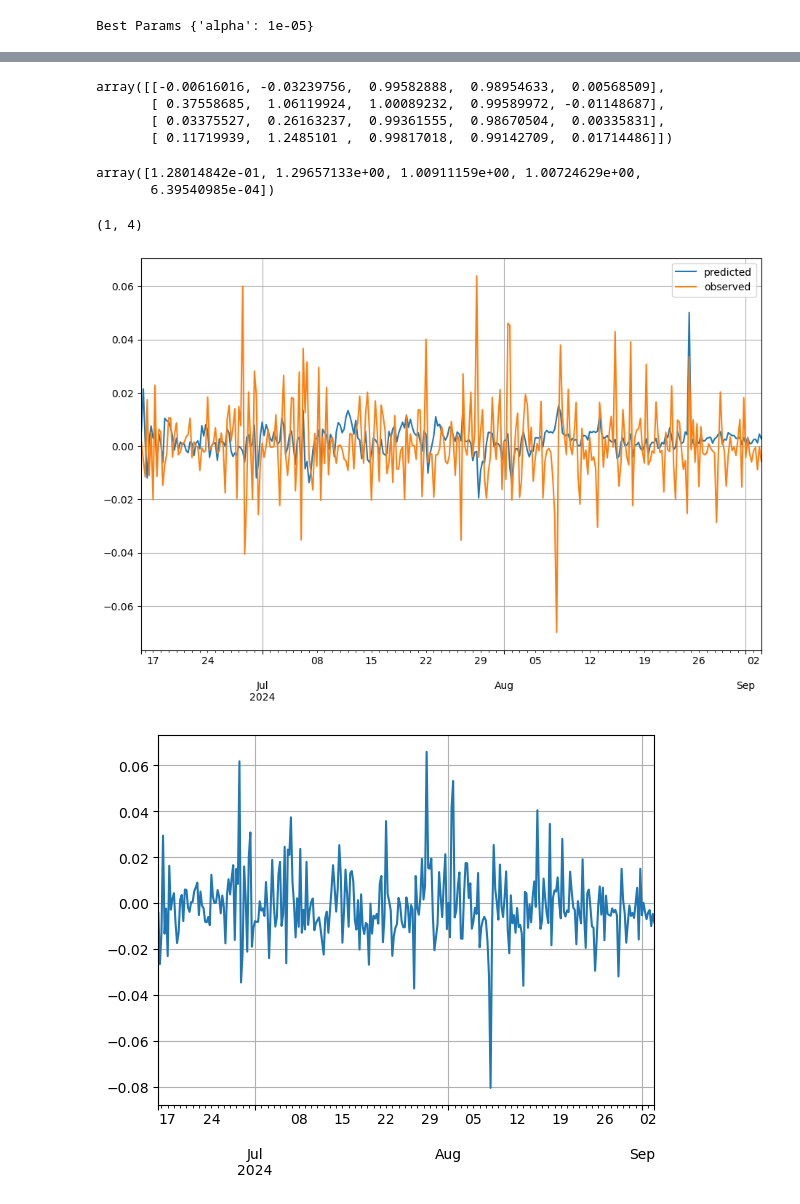
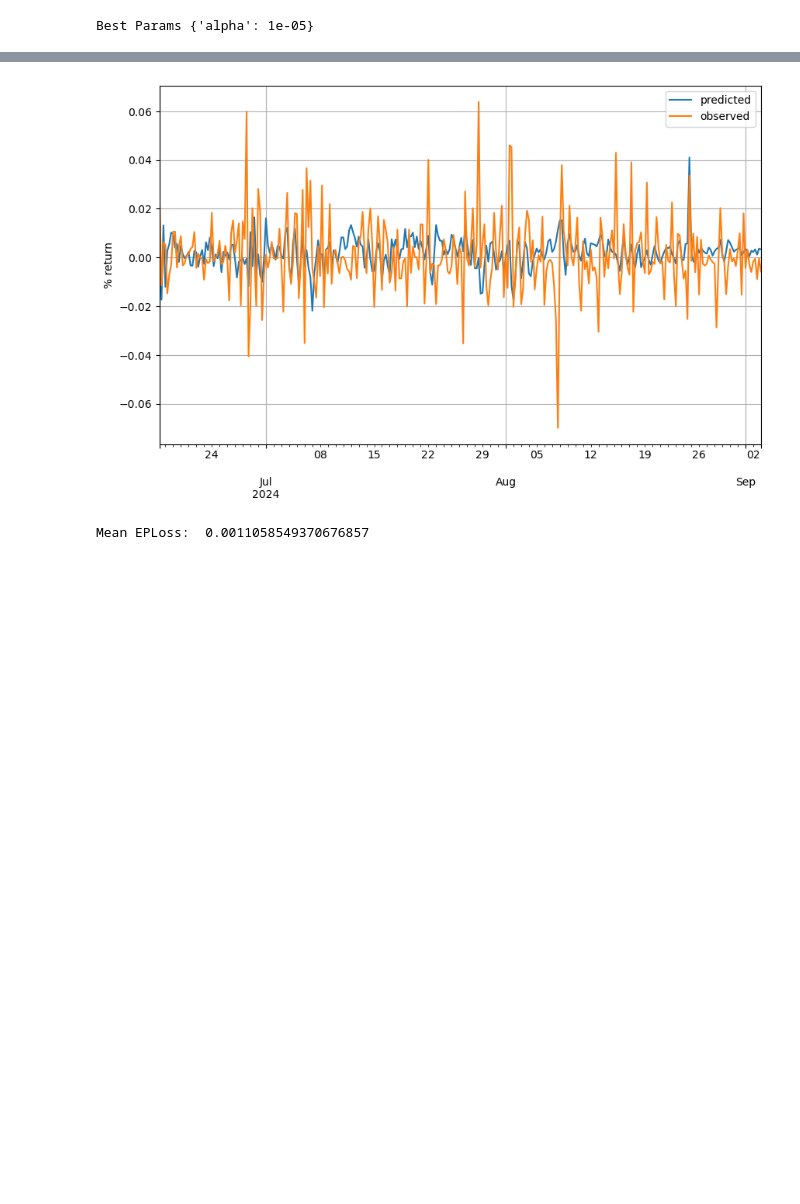
Before and after one commit to codyjcao/osrs-ge, a Jupyter notebook: osrs_ML_forecasting.ipynb, the cells around one changed output, grey strips where cells are left out. Drawn from its saved outputs; the diff is of its cells as text; code cells hidden in the pictures; blank space fills up the shorter version.

```diff
--- a/osrs_ML_forecasting.ipynb
+++ b/osrs_ML_forecasting.ipynb
@@ -67,11 +122,17 @@ What features to include in forecasting price?
 RSI_window = 5
 MACD_short = 3
 MACD_long = 8
+lagged_rets = 5
 
 if freq == '6h':
     RSI_window = 10
     MACD_short = 4
     MACD_long = 16
+
+
+##### Lagged returns
+for k in range(1,lagged_rets+1):
+    df['simpRet_'+str(k)] = df['simpRet_y'].shift(k)
 
 
 ##### RSI
@@ -250,21 +281,5 @@ array([[-6.16016427e-03, -3.23975575e-02,  9.95828876e-01,
-# %%
-df_tr_new.values[:4]
-# %% [output]
-array([[-0.00616016, -0.03239756,  0.99582888,  0.98954633,  0.00568509],
-       [ 0.37558685,  1.06119924,  1.00089232,  0.99589972, -0.01148687],
-       [ 0.03375527,  0.26163237,  0.99361555,  0.98670504,  0.00335831],
-       [ 0.11719939,  1.2485101 ,  0.99817018,  0.99142709,  0.01714486]])
-# %%
-df_tr_new.values[4]
-# %% [output]
-array([1.28014842e-01, 1.29657133e+00, 1.00911159e+00, 1.00724629e+00,
-       6.39540985e-04])
-# %%
-X_tr[[3]].shape
-# %% [output]
-(1, 4)
 # %%
-start_point = 10
+start_point = 10 + len(feature_subset)
 X_tr = df_tr_new.drop('simpRet_y',axis=1).values
 y_tr = df_tr_new['simpRet_y'].values
 model = LinearRegression()
@@ -272,41 +287,39 @@ model = LinearRegression()
 feature_shape = X_tr.shape[1]
 
 errors = []
 preds = []
 obs = []
 index = []
 
 for i in range(start_point,X_tr.shape[0]-1):
-    # train on data up to i
+    # train on data up to i-1
     _X = X_tr[:i]
     _y = y_tr[:i]
     model_fit = model.fit(_X,_y)
 
-    # predict i+1
+    # predict i
     x_predict = X_tr[[i]]
     y_hat = model_fit.predict(x_predict)[0]
     y_obs = y_tr[i]
 
     # record errors
     errors.append(y_obs - y_hat)
     preds.append(y_hat)
     obs.append(y_obs)
 
     index.append(df_tr_new.index[i])
 
-
 df_err = pd.DataFrame({'errors': errors,
                        'predicted': preds,
                        'observed': obs}, index=index)
 
-df_err[['predicted','observed']].plot(figsize=(11,7))
+df_err[['predicted','observed']].plot(figsize=(10,6))
+plt.ylabel("% return")
 plt.grid()
 plt.show()
-
-
-df_err['errors'].plot()
-plt.grid()
-plt.show()
+print('\n')
+print("Mean EPLoss: ",
+      eploss(df_err['predicted'],df_err['observed'],c_diff_sign=5).mean())
 # %% [output]
-[figure, old version]
+[figure, new version]
-[figure, removed]
+Mean EPLoss:  0.0011058549370676857
```
Also changed, not shown: parts of 18 cells of this notebook, 2 other files.
